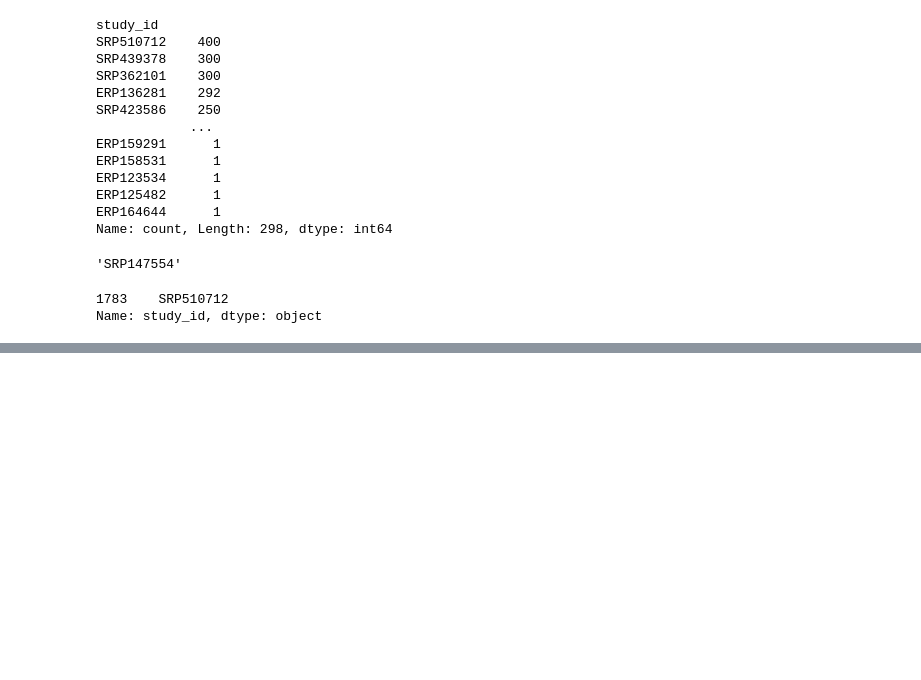
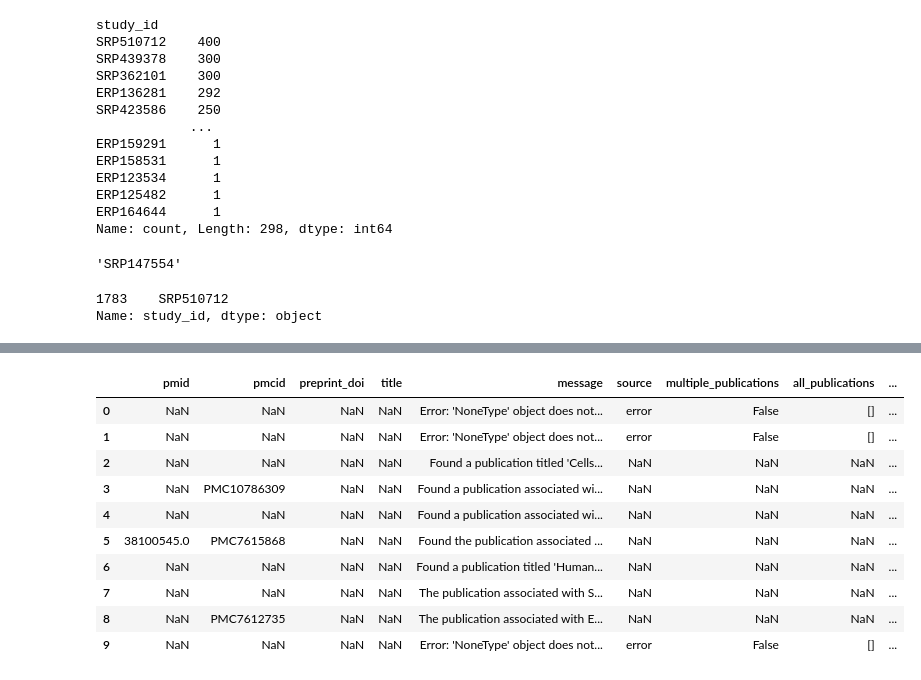
Before and after one commit to maarten-devries/basecamp, a Jupyter notebook: scBaseCamp_tutorial.ipynb, the cells around one changed output, grey strips where cells are left out. Saved outputs shown, nothing was run; the diff lists cells and outputs as text; code cells hidden in the pictures; blank space fills up the shorter version.

```diff
--- a/scBaseCamp_tutorial.ipynb
+++ b/scBaseCamp_tutorial.ipynb
@@ -365,0 +731,17 @@ result_df
+# %%
+import pandas as pd
+pub = pd.read_csv('publications.csv')
+# %%
+pub
+# %% [output]
+|  | pmid | pmcid | preprint_doi | title | message | source | multiple_publications | all_publications | ... |
+| 0 | NaN | NaN | NaN | NaN | Error: 'NoneType' object does not... | error | False | [] | ... |
+| 1 | NaN | NaN | NaN | NaN | Error: 'NoneType' object does not... | error | False | [] | ... |
+| 2 | NaN | NaN | NaN | NaN | Found a publication titled 'Cells... | NaN | NaN | NaN | ... |
+| 3 | NaN | PMC10786309 | NaN | NaN | Found a publication associated wi... | NaN | NaN | NaN | ... |
+| 4 | NaN | NaN | NaN | NaN | Found a publication associated wi... | NaN | NaN | NaN | ... |
+| 5 | 38100545.0 | PMC7615868 | NaN | NaN | Found the publication associated ... | NaN | NaN | NaN | ... |
+| 6 | NaN | NaN | NaN | NaN | Found a publication titled 'Human... | NaN | NaN | NaN | ... |
+| 7 | NaN | NaN | NaN | NaN | The publication associated with S... | NaN | NaN | NaN | ... |
+| 8 | NaN | PMC7612735 | NaN | NaN | The publication associated with E... | NaN | NaN | NaN | ... |
+| 9 | NaN | NaN | NaN | NaN | Error: 'NoneType' object does not... | error | False | [] | ... |
```
Also changed, not shown: parts of 104 cells of this notebook, 1 other file.
